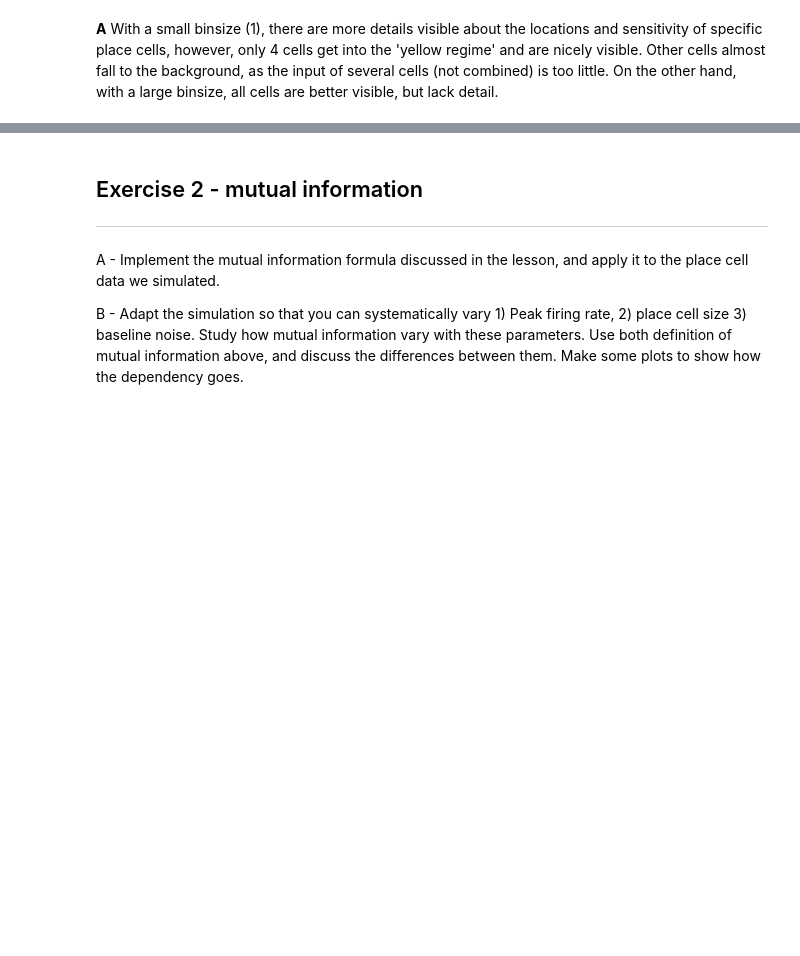
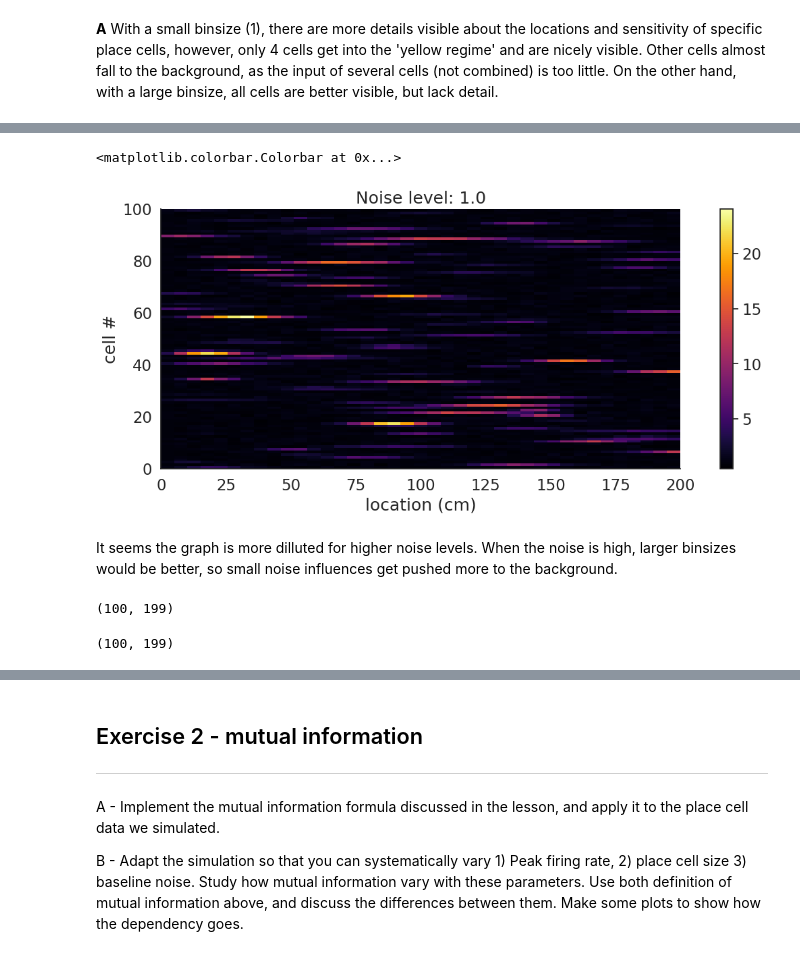
Before and after one commit to irenetiem/single-cell-analysis, a Jupyter notebook: 01-tuning-curves/exercises.ipynb, the cells around one changed output, grey strips where cells are left out. Saved outputs shown, nothing was run; the diff lists cells and outputs as text; code cells hidden in the pictures; blank space fills up the shorter version.

```diff
--- a/01-tuning-curves/exercises.ipynb
+++ b/01-tuning-curves/exercises.ipynb
@@ -157,0 +225,42 @@ plt.colorbar()
+# %%
+#again with very high noise
+
+noise_firing_rate = 1.
+
+spikes = []
+
+for i in tqdm(range(n_cells)):
+    inst_rate = true_firing_rate_maps[i,x_sampling.astype(np.int32)] + noise_firing_rate
+    spikes_loc = np.random.poisson(inst_rate/sampling_rate)
+    sp = np.argwhere(spikes_loc)
+    t_sp = t_sampling[sp]
+    spikes.append(t_sp)
+
+spike_positions = [np.interp(s, t, x) for s in spikes]
+# %%
+# plot it
+
+space_bins = np.arange(0., 200., 5)
+
+# we compute histograms for each cell
+spikes_hist= [np.histogram(s, space_bins)[0] for s in spike_positions]
+
+# put them together into a matrix of floating point numbers (for plotting)
+spikes_hist = np.vstack(spikes_hist).astype(np.float64)
+
+# we also need an "occupancy histogram" in order to normalize the firing rates maps
+occupancy = np.histogram(x, space_bins)[0] /  fps
+
+firing_rate_maps = spikes_hist / occupancy
+
+plt.figure(figsize=(15,5))
+plt.imshow(firing_rate_maps, cmap='inferno', extent = [0, 200, 0, n_cells])
+plt.xlabel('location (cm)')
+plt.ylabel('cell #')
+plt.title('Noise level: {}'.format(noise_firing_rate))
+plt.colorbar()
+# %% [output]
+<matplotlib.colorbar.Colorbar at 0x...>
+[figure, added]
+# %% [markdown]
+It seems the graph is more dilluted for higher noise levels. When the noise is high, larger binsizes would be better, so small noise influences get pushed more to the background.
@@ -157,0 +274,8 @@ plt.colorbar()
+# %%
+firing_rate_maps.shape
+# %% [output]
+(100, 199)
+# %%
+spikes_hist.shape
+# %% [output]
+(100, 199)
```
Also changed, not shown: parts of 13 cells of this notebook.
